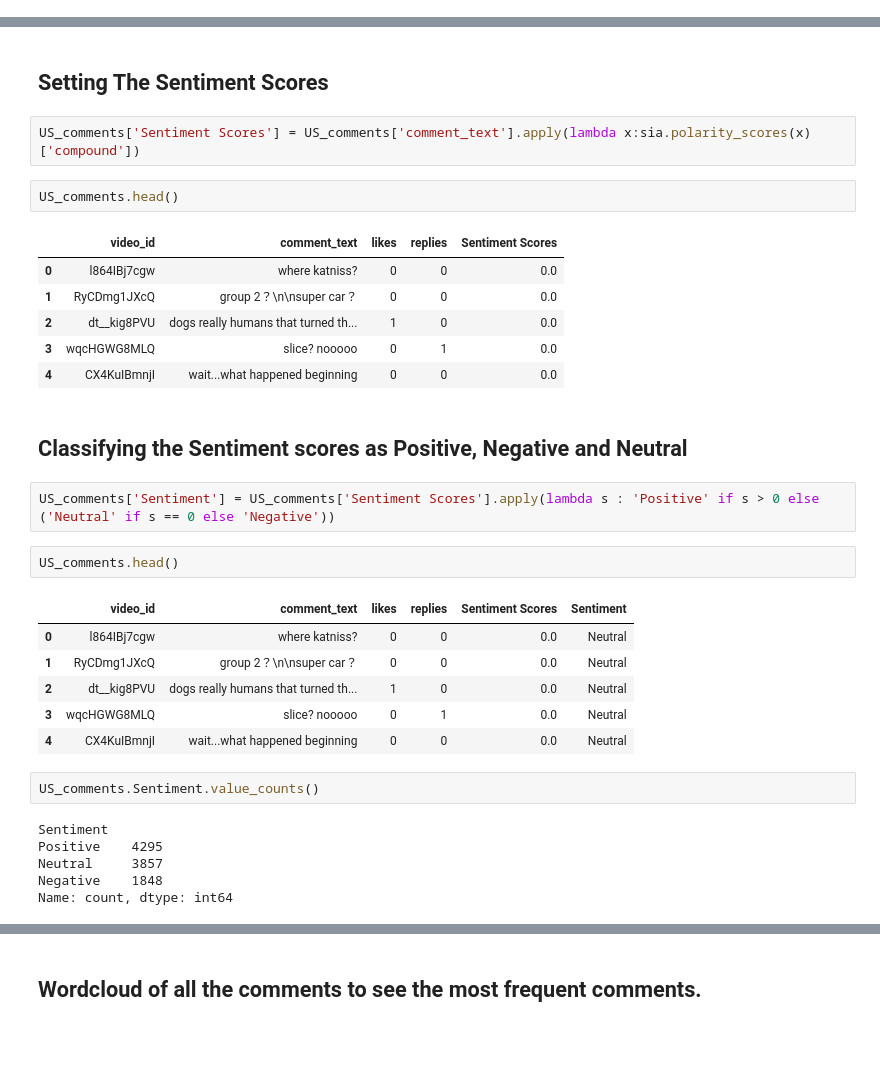
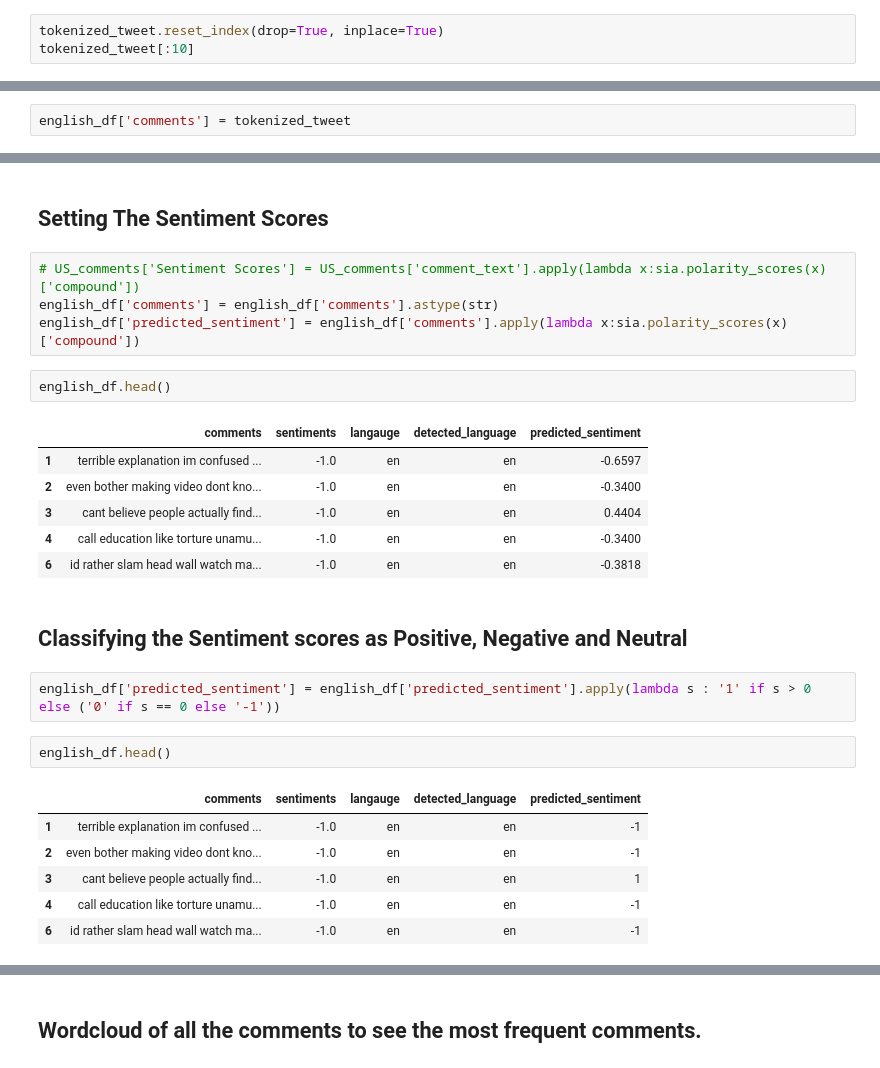
Before and after one commit to Elysian01/NLP-Powered-YouTube-Analytics, a Jupyter notebook: comment-sentiment-analysis/youtube-comments-sentiment-analysis.ipynb, the cells around one changed output, grey strips where cells are left out. Cells and saved outputs as stored; diff of their text form; blank space fills up the shorter version.

```diff
--- a/comment-sentiment-analysis/youtube-comments-sentiment-analysis.ipynb
+++ b/comment-sentiment-analysis/youtube-comments-sentiment-analysis.ipynb
@@ -179,0 +451,3 @@ Name: comment_text, Length: 10000, dtype: object
+# %%
+tokenized_tweet.reset_index(drop=True, inplace=True)
+tokenized_tweet[:10]
@@ -193,0 +469,2 @@ Name: comment_text, dtype: object
+# %%
+english_df['comments'] = tokenized_tweet
@@ -209,34 +495,28 @@ sia = SentimentIntensityAnalyzer()
 # %% [markdown]
 ## Setting The Sentiment Scores
 # %%
-US_comments['Sentiment Scores'] = US_comments['comment_text'].apply(lambda x:sia.polarity_scores(x)['compound'])
+# US_comments['Sentiment Scores'] = US_comments['comment_text'].apply(lambda x:sia.polarity_scores(x)['compound'])
+english_df['comments'] = english_df['comments'].astype(str)
+english_df['predicted_sentiment'] = english_df['comments'].apply(lambda x:sia.polarity_scores(x)['compound'])
 # %%
-US_comments.head()
+english_df.head()
 # %% [output]
-|  | video_id | comment_text | likes | replies | Sentiment Scores |
-| 0 | l864IBj7cgw | where katniss? | 0 | 0 | 0.0 |
-| 1 | RyCDmg1JXcQ | group 2？\n\nsuper car？ | 0 | 0 | 0.0 |
-| 2 | dt__kig8PVU | dogs really humans that turned th... | 1 | 0 | 0.0 |
-| 3 | wqcHGWG8MLQ | slice? nooooo | 0 | 1 | 0.0 |
-| 4 | CX4KuIBmnjI | wait...what happened beginning | 0 | 0 | 0.0 |
+|  | comments | sentiments | langauge | detected_language | predicted_sentiment |
+| 1 | terrible explanation im confused ... | -1.0 | en | en | -0.6597 |
+| 2 | even bother making video dont kno... | -1.0 | en | en | -0.3400 |
+| 3 | cant believe people actually find... | -1.0 | en | en | 0.4404 |
+| 4 | call education like torture unamu... | -1.0 | en | en | -0.3400 |
+| 6 | id rather slam head wall watch ma... | -1.0 | en | en | -0.3818 |
 # %% [markdown]
 ## Classifying the Sentiment scores as Positive, Negative and Neutral
 # %%
-US_comments['Sentiment'] = US_comments['Sentiment Scores'].apply(lambda s : 'Positive' if s > 0 else ('Neutral' if s == 0 else 'Negative'))
+english_df['predicted_sentiment'] = english_df['predicted_sentiment'].apply(lambda s : '1' if s > 0 else ('0' if s == 0 else '-1'))
 # %%
-US_comments.head()
+english_df.head()
 # %% [output]
-|  | video_id | comment_text | likes | replies | Sentiment Scores | Sentiment |
-| 0 | l864IBj7cgw | where katniss? | 0 | 0 | 0.0 | Neutral |
-| 1 | RyCDmg1JXcQ | group 2？\n\nsuper car？ | 0 | 0 | 0.0 | Neutral |
-| 2 | dt__kig8PVU | dogs really humans that turned th... | 1 | 0 | 0.0 | Neutral |
-| 3 | wqcHGWG8MLQ | slice? nooooo | 0 | 1 | 0.0 | Neutral |
-| 4 | CX4KuIBmnjI | wait...what happened beginning | 0 | 0 | 0.0 | Neutral |
+|  | comments | sentiments | langauge | detected_language | predicted_sentiment |
+| 1 | terrible explanation im confused ... | -1.0 | en | en | -1 |
+| 2 | even bother making video dont kno... | -1.0 | en | en | -1 |
+| 3 | cant believe people actually find... | -1.0 | en | en | 1 |
+| 4 | call education like torture unamu... | -1.0 | en | en | -1 |
+| 6 | id rather slam head wall watch ma... | -1.0 | en | en | -1 |
-# %%
-US_comments.Sentiment.value_counts()
-# %% [output]
-Sentiment
-Positive    4295
-Neutral     3857
-Negative    1848
-Name: count, dtype: int64
```
Also changed, not shown: parts of 61 cells of this notebook, 2 other files.
